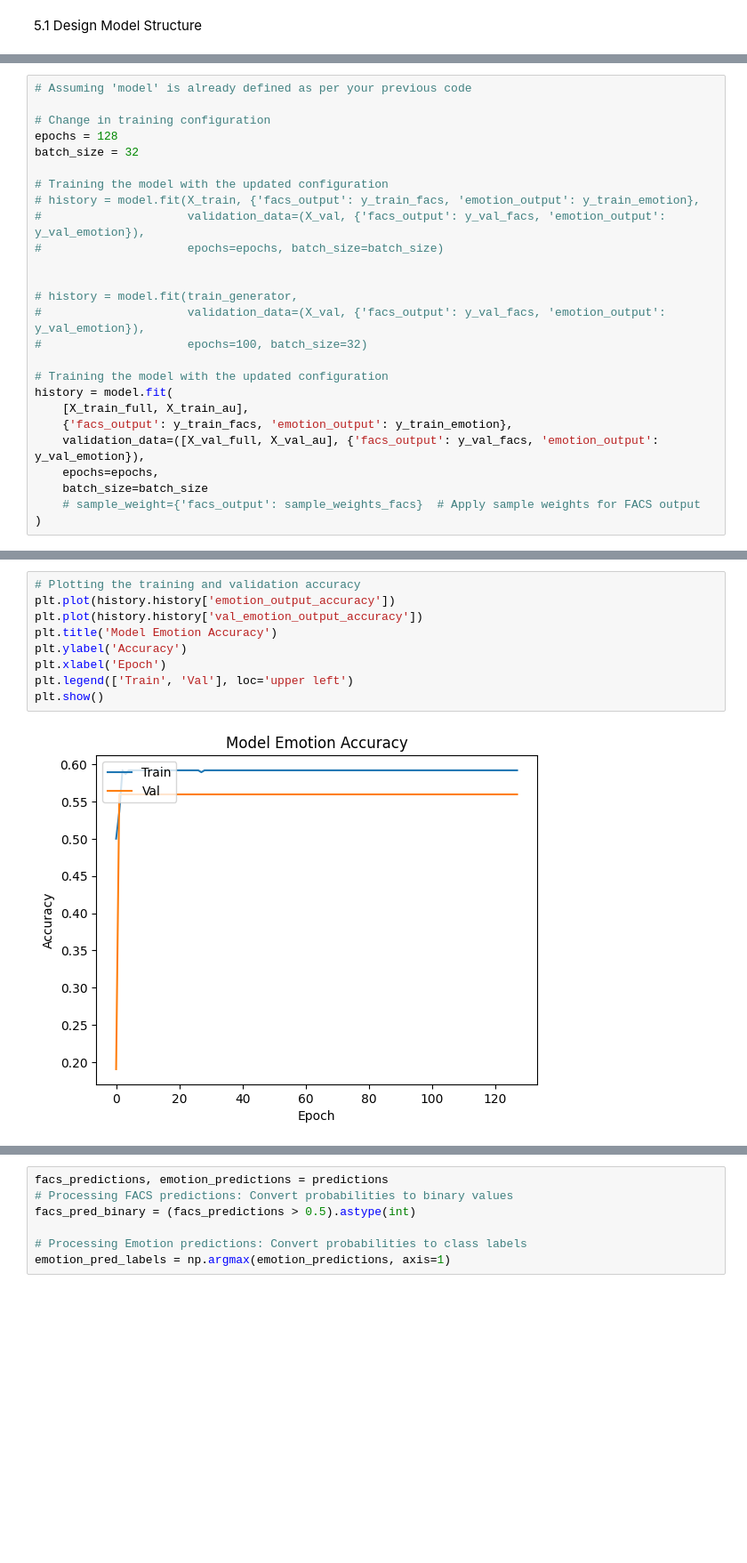
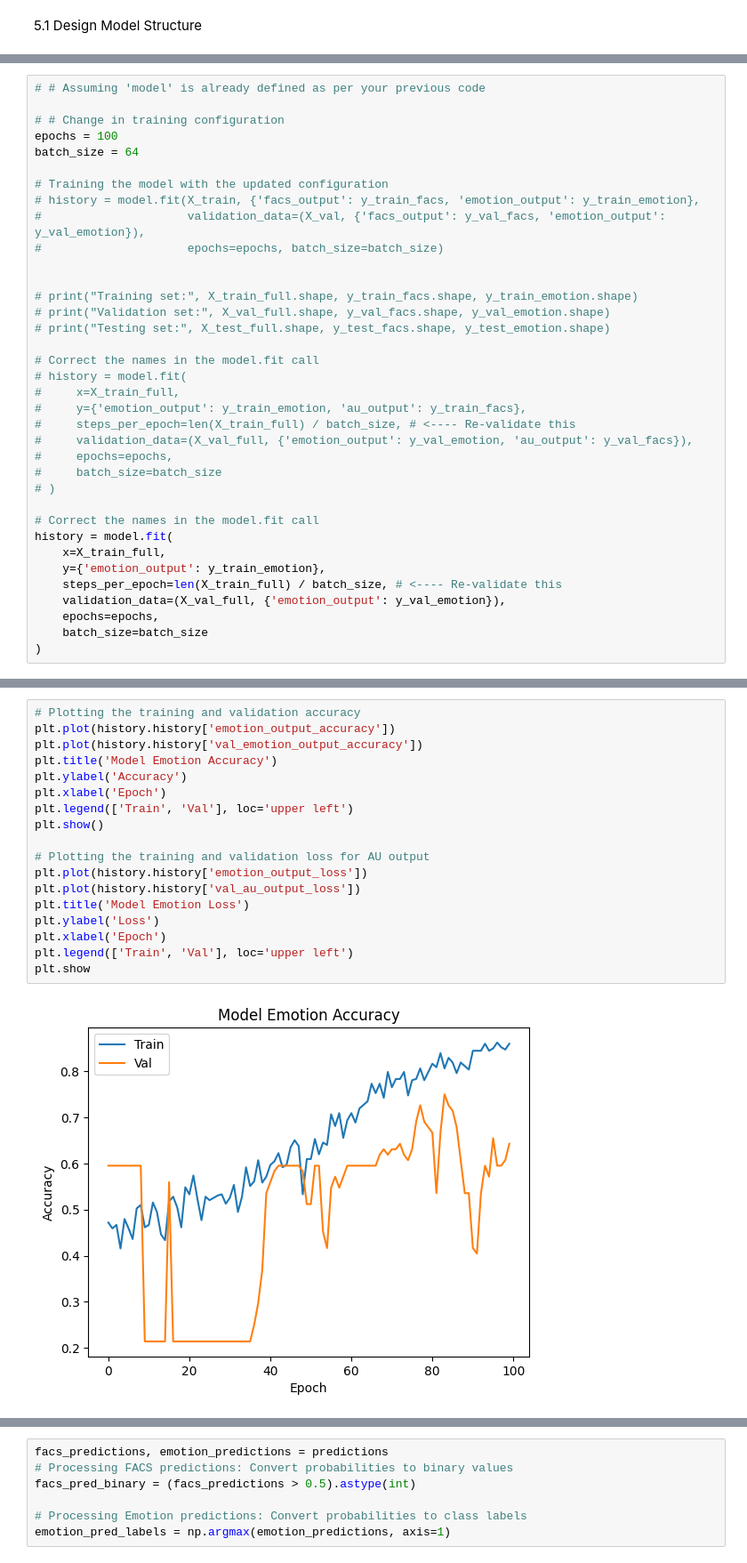
Before and after one commit to baopham2611/Deep_learning_a1, a Jupyter notebook: FacialClassifier copy.ipynb, the cells around one changed output, grey strips where cells are left out. Shown at 89% size. Cells and saved outputs as stored; diff of their text form; blank space fills up the shorter version.

```diff
--- a/FacialClassifier copy.ipynb
+++ b/FacialClassifier copy.ipynb
@@ -621,9 +652,9 @@ reduce_lr = ReduceLROnPlateau(monitor='val_loss', factor=0.2, patience=5, min_lr
 # %%
-# Assuming 'model' is already defined as per your previous code
+# # Assuming 'model' is already defined as per your previous code
 
-# Change in training configuration
-epochs = 128
-batch_size = 32
+# # Change in training configuration
+epochs = 100
+batch_size = 64
 
 # Training the model with the updated configuration
 # history = model.fit(X_train, {'facs_output': y_train_facs, 'emotion_output': y_train_emotion},
@@ -631,17 +662,27 @@ batch_size = 32
 #                     epochs=epochs, batch_size=batch_size)
 
 
-# history = model.fit(train_generator,
-#                     validation_data=(X_val, {'facs_output': y_val_facs, 'emotion_output': y_val_emotion}),
-#                     epochs=100, batch_size=32)
+# print("Training set:", X_train_full.shape, y_train_facs.shape, y_train_emotion.shape)
+# print("Validation set:", X_val_full.shape, y_val_facs.shape, y_val_emotion.shape)
+# print("Testing set:", X_test_full.shape, y_test_facs.shape, y_test_emotion.shape)
 
-# Training the model with the updated configuration
+# Correct the names in the model.fit call
+# history = model.fit(
+#     x=X_train_full,
+#     y={'emotion_output': y_train_emotion, 'au_output': y_train_facs},
+#     steps_per_epoch=len(X_train_full) / batch_size, # <---- Re-validate this
+#     validation_data=(X_val_full, {'emotion_output': y_val_emotion, 'au_output': y_val_facs}),
+#     epochs=epochs,
+#     batch_size=batch_size
+# )
+
+# Correct the names in the model.fit call
 history = model.fit(
-    [X_train_full, X_train_au],
-    {'facs_output': y_train_facs, 'emotion_output': y_train_emotion},
-    validation_data=([X_val_full, X_val_au], {'facs_output': y_val_facs, 'emotion_output': y_val_emotion}),
+    x=X_train_full,
+    y={'emotion_output': y_train_emotion},
+    steps_per_epoch=len(X_train_full) / batch_size, # <---- Re-validate this
+    validation_data=(X_val_full, {'emotion_output': y_val_emotion}),
     epochs=epochs,
     batch_size=batch_size
-    # sample_weight={'facs_output': sample_weights_facs}  # Apply sample weights for FACS output
 )
 # %% [output]
@@ -693,11 +734,20 @@ Accuracy for Emotion Output: 0.5833333134651184
 # %%
 # Plotting the training and validation accuracy
 plt.plot(history.history['emotion_output_accuracy'])
 plt.plot(history.history['val_emotion_output_accuracy'])
 plt.title('Model Emotion Accuracy')
 plt.ylabel('Accuracy')
 plt.xlabel('Epoch')
 plt.legend(['Train', 'Val'], loc='upper left')
 plt.show()
+
+# Plotting the training and validation loss for AU output
+plt.plot(history.history['emotion_output_loss'])
+plt.plot(history.history['val_au_output_loss'])
+plt.title('Model Emotion Loss')
+plt.ylabel('Loss')
+plt.xlabel('Epoch')
+plt.legend(['Train', 'Val'], loc='upper left')
+plt.show
 # %% [output]
-[figure, old version]
+[figure, new version]
```
Also changed, not shown: parts of 27 cells of this notebook, 1 other file.
